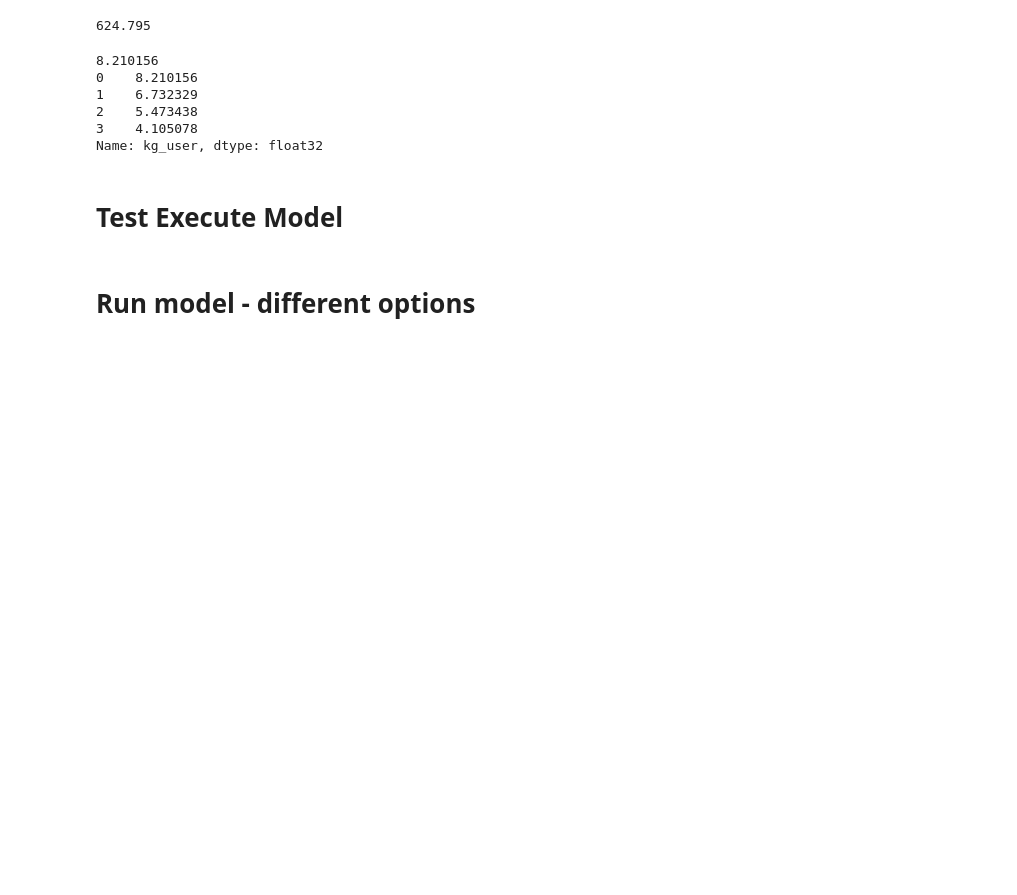
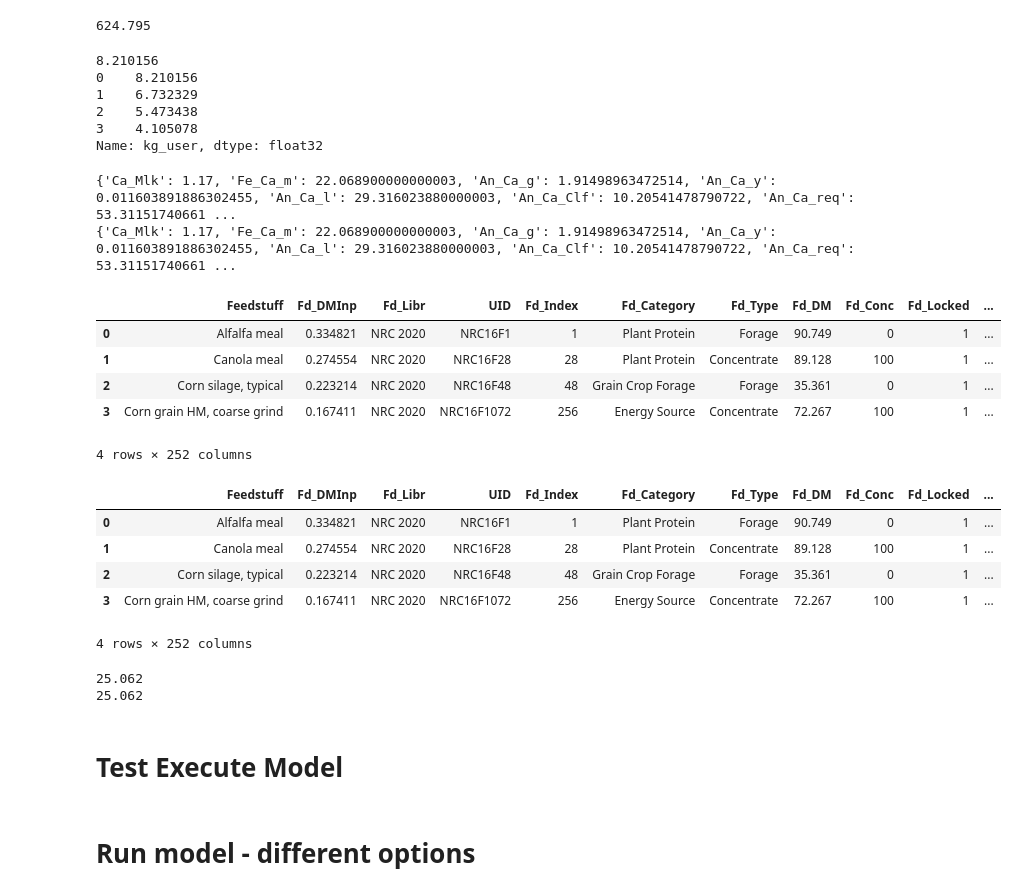
Before and after one commit to CNM-University-of-Guelph/NASEM-Model-Python, a Jupyter notebook: dev_scripts/dev_files/dev_NASEM.ipynb, the cells around one changed output. Cells and saved outputs as stored; diff of their text form; code cells hidden in the pictures; blank space fills up the shorter version.

Commit message:
feat(ModelOutput): Add Uncategorized category to catch any values that doen't have a location. Add get_value() method to extract data from object.

```diff
--- a/dev_scripts/dev_files/dev_NASEM.ipynb
+++ b/dev_scripts/dev_files/dev_NASEM.ipynb
@@ -1540,6 +1580,38 @@ pprint(test_output.Inputs['user_diet'].loc[:, 'kg_user'])
 2    5.473438
 3    4.105078
 Name: kg_user, dtype: float32
+# %%
+# Can use get_group method to find a specific dictionary or dataframe
+dictionary = output.get_value('Ca')
+print(dictionary)
+print(output.Requirements['mineral_requirements']['Ca'])
+
+# Dataframe
+test_df = output.get_value('diet_info')
+display(test_df)
+display(output.Intakes['diet_info'])
+
+# value
+value = output.get_value('Mlk_Prod')
+print(value)
+print(output.Production['milk']['Mlk_Prod'])
+# %% [output]
+{'Ca_Mlk': 1.17, 'Fe_Ca_m': 22.068900000000003, 'An_Ca_g': 1.91498963472514, 'An_Ca_y': 0.011603891886302455, 'An_Ca_l': 29.316023880000003, 'An_Ca_Clf': 10.20541478790722, 'An_Ca_req': 53.31151740661 ...
+{'Ca_Mlk': 1.17, 'Fe_Ca_m': 22.068900000000003, 'An_Ca_g': 1.91498963472514, 'An_Ca_y': 0.011603891886302455, 'An_Ca_l': 29.316023880000003, 'An_Ca_Clf': 10.20541478790722, 'An_Ca_req': 53.31151740661 ...
+|  | Feedstuff | Fd_DMInp | Fd_Libr | UID | Fd_Index | Fd_Category | Fd_Type | Fd_DM | Fd_Conc | Fd_Locked | ... |
+| 0 | Alfalfa meal | 0.334821 | NRC 2020 | NRC16F1 | 1 | Plant Protein | Forage | 90.749 | 0 | 1 | ... |
+| 1 | Canola meal | 0.274554 | NRC 2020 | NRC16F28 | 28 | Plant Protein | Concentrate | 89.128 | 100 | 1 | ... |
+| 2 | Corn silage, typical | 0.223214 | NRC 2020 | NRC16F48 | 48 | Grain Crop Forage | Forage | 35.361 | 0 | 1 | ... |
+| 3 | Corn grain HM, coarse grind | 0.167411 | NRC 2020 | NRC16F1072 | 256 | Energy Source | Concentrate | 72.267 | 100 | 1 | ... |
+4 rows × 252 columns
+|  | Feedstuff | Fd_DMInp | Fd_Libr | UID | Fd_Index | Fd_Category | Fd_Type | Fd_DM | Fd_Conc | Fd_Locked | ... |
+| 0 | Alfalfa meal | 0.334821 | NRC 2020 | NRC16F1 | 1 | Plant Protein | Forage | 90.749 | 0 | 1 | ... |
+| 1 | Canola meal | 0.274554 | NRC 2020 | NRC16F28 | 28 | Plant Protein | Concentrate | 89.128 | 100 | 1 | ... |
+| 2 | Corn silage, typical | 0.223214 | NRC 2020 | NRC16F48 | 48 | Grain Crop Forage | Forage | 35.361 | 0 | 1 | ... |
+| 3 | Corn grain HM, coarse grind | 0.167411 | NRC 2020 | NRC16F1072 | 256 | Energy Source | Concentrate | 72.267 | 100 | 1 | ... |
+4 rows × 252 columns
+25.062
+25.062
 # %% [markdown]
 # Test Execute Model
 # %%
```
Also changed, not shown: parts of 7 cells of this notebook, 1 other file.
